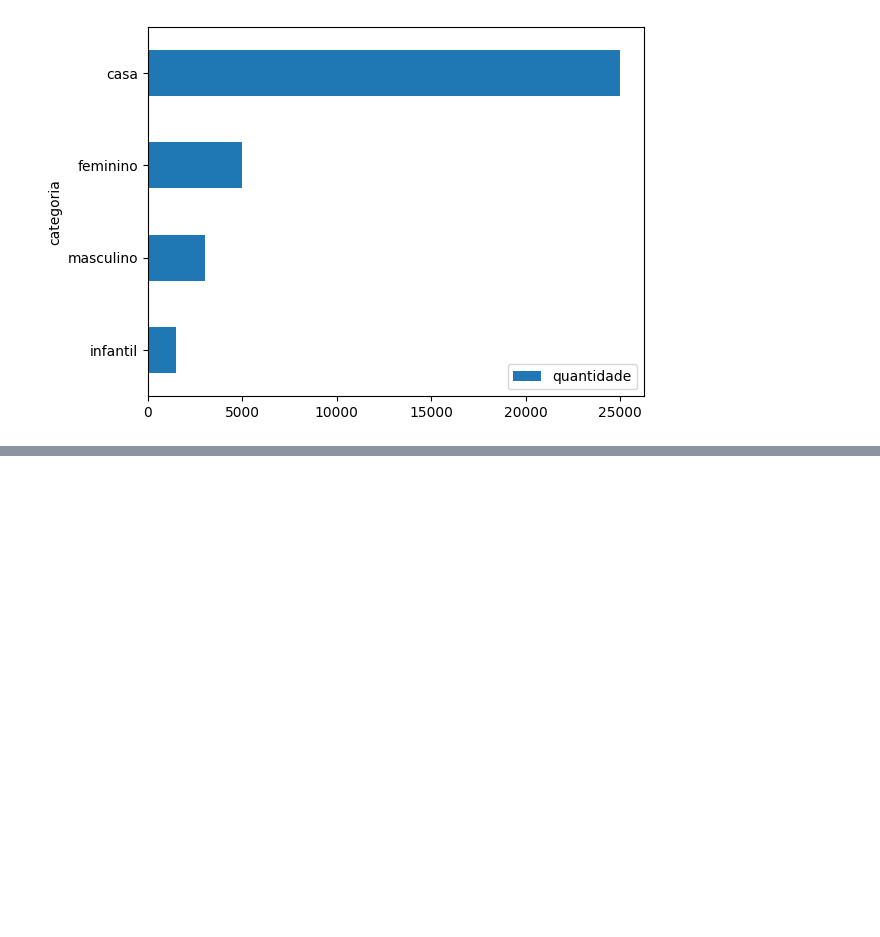
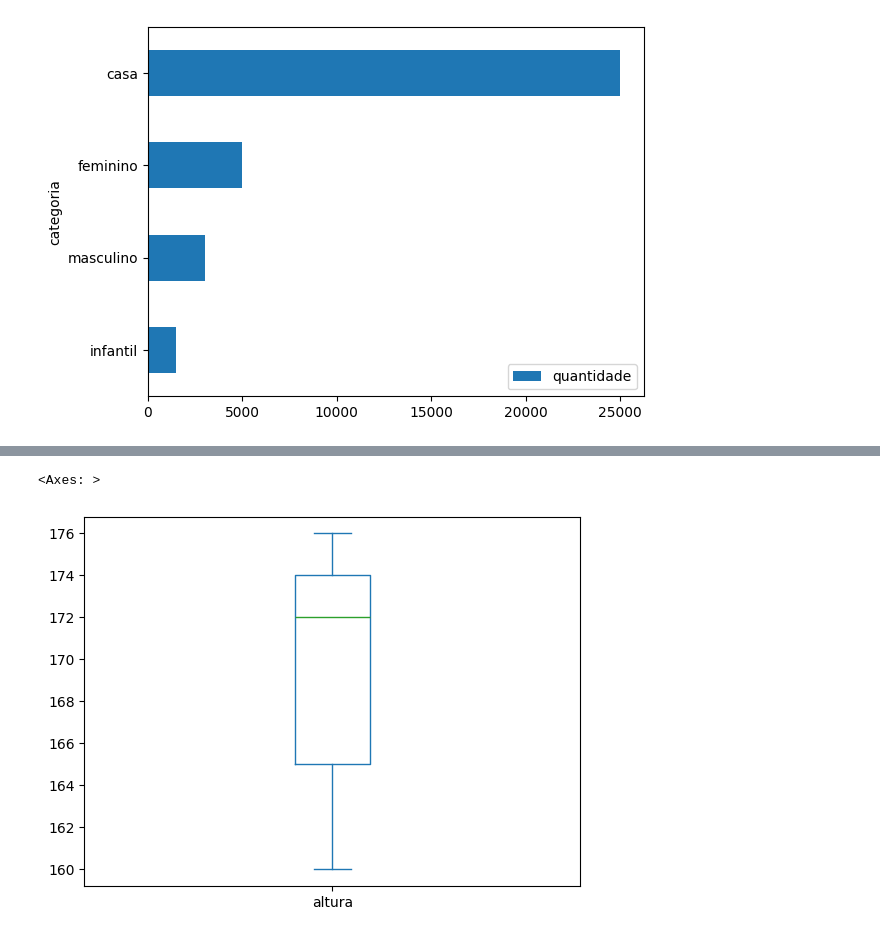
Before and after one commit to Welbert-Soares/estatistica, a Jupyter notebook: estatistica_devs.ipynb, the cells around one changed output, grey strips where cells are left out. Saved outputs shown, nothing was run; the diff lists cells and outputs as text; code cells hidden in the pictures; blank space fills up the shorter version.

```diff
--- a/estatistica_devs.ipynb
+++ b/estatistica_devs.ipynb
@@ -219,0 +234,7 @@ df_vendas.sort_values(by='quantidade', ascending=True).plot.barh(x='categoria',
+# %%
+# Gráfico de BoxPlot (Diagrama de caixa) - Altura
+
+df_medidas.altura.plot.box()
+# %% [output]
+<Axes: >
+[figure, added]
```
Also changed, not shown: parts of 2 cells of this notebook.
